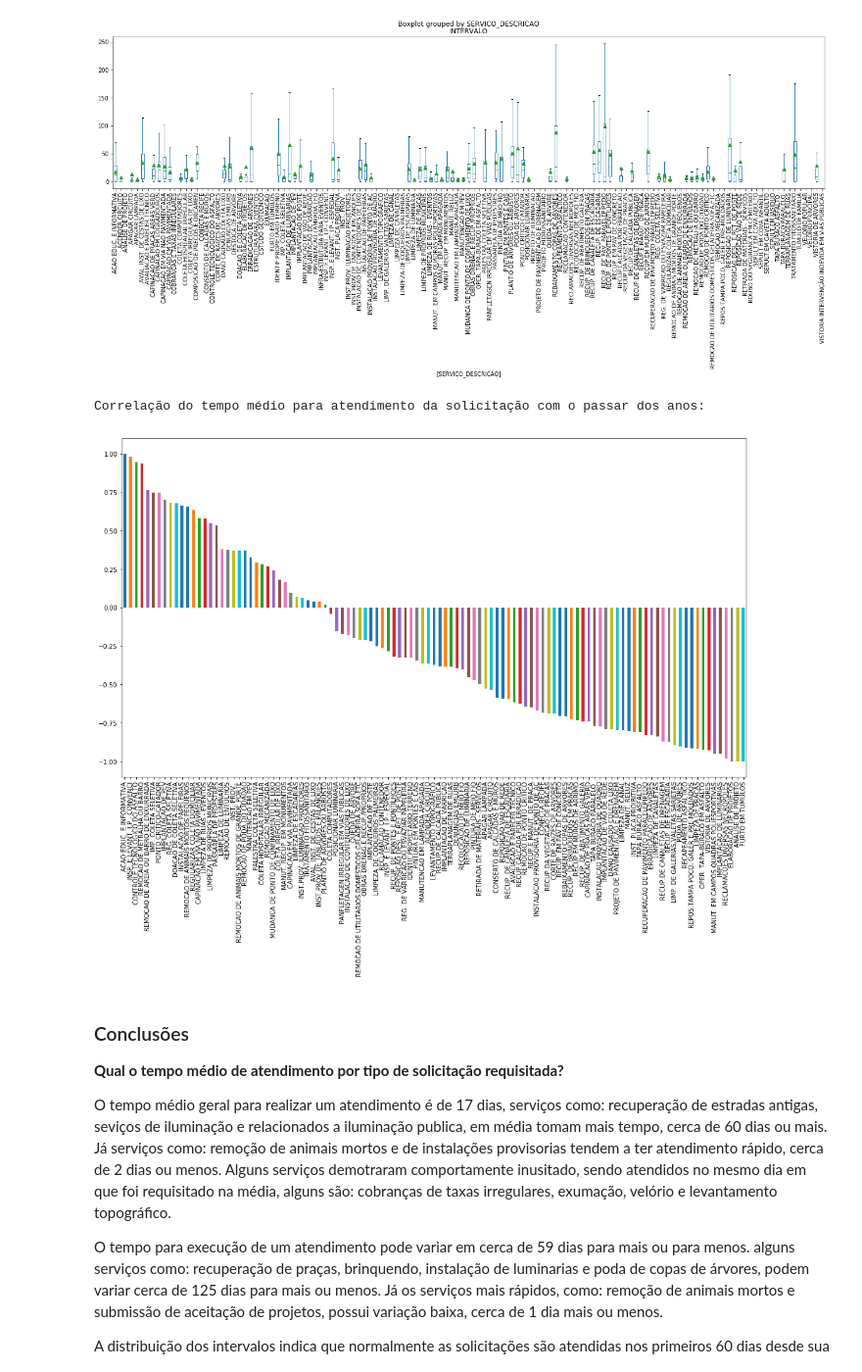
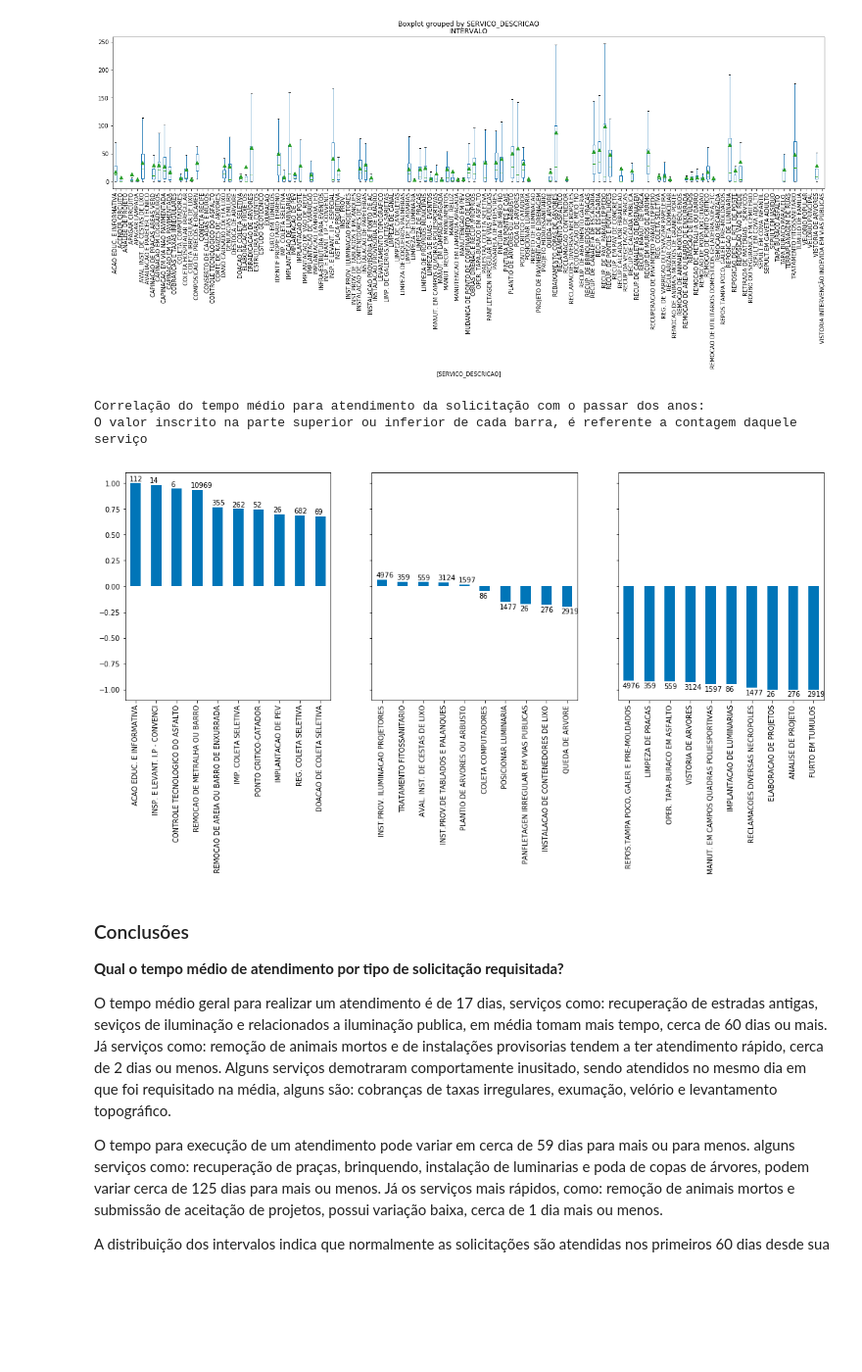
Before and after one commit to if1015-datascience-ufpe/2018-2-projeto-randomic, a Jupyter notebook: notebooks/hypotheses/hypothese 3 - tempo médio de atendimento.ipynb, the cells around one changed output. Shown: that part at 98% size. Cells and saved outputs as stored; diff of their text form; code cells hidden in the pictures; blank space fills up the shorter version.

```diff
--- a/notebooks/hypotheses/hypothese 3 - tempo médio de atendimento.ipynb
+++ b/notebooks/hypotheses/hypothese 3 - tempo médio de atendimento.ipynb
@@ -174,19 +221,62 @@ print('Distribuição dos tempos de atendimento respectivos a cada tipo de solic
 # %% [output]
 Distribuição dos tempos de atendimento respectivos a cada tipo de solicitação:
 [figure]
-# %%
-group_ASI_df = df.groupby(['ANO', 'SERVICO_DESCRICAO'])[['INTERVALO']].mean().reset_index()
-pivot_ASI = group_ASI_df.pivot('ANO', 'SERVICO_DESCRICAO', 'INTERVALO')
-pivot_ASI.index = [0, 1, 2, 3, 4, 5, 6]
-pivot_ASI.columns = list(pivot_ASI.columns)
-pivot_ASI['ANO'] = list(range(2012, 2019))
-corr_year = pivot_ASI.corr()['ANO'][:-1].dropna()
-corr_year.sort_values(ascending=False).plot.bar(figsize=(18, 10))
-
-print('Correlação do tempo médio para atendimento da solicitação com o passar dos anos:')
-# %% [output]
-Correlação do tempo médio para atendimento da solicitação com o passar dos anos:
-[figure, removed]
+# %%
+group_ASI_df = df.groupby(['ANO', 'SERVICO_DESCRICAO'])[['INTERVALO']].mean().reset_index()
+pivot_ASI = group_ASI_df.pivot('ANO', 'SERVICO_DESCRICAO', 'INTERVALO')
+pivot_ASI.index = [0, 1, 2, 3, 4, 5, 6]
+pivot_ASI.columns = list(pivot_ASI.columns)
+pivot_ASI['ANO'] = list(range(2012, 2019))
+corr_year = pivot_ASI.corr()['ANO'][:-1].dropna()
+
+fig, axes = plt.subplots(nrows=1, ncols=3, sharey=True)
+
+corr_df = corr_year.sort_values(ascending=False)
+
+ax = corr_df[:10].plot.bar(
+    color=(0, 0.46, 0.72),
+    figsize=(18, 5),
+    ax=axes[0])
+
+x_offset = -0.3
+y_offset = 0.02
+for p, v in zip(ax.patches, range(10)):
+    b = p.get_bbox()
+    val = group_df.count().loc[corr_df.index.values[v], 'INTERVALO']
+    ax.annotate(val, ((b.x0 + b.x1)/2 + x_offset, b.y1 + y_offset))
+
+ax = corr_df[31:41].plot.bar(
+    color=(0, 0.46, 0.72),
+    figsize=(18, 5),
+    ax=axes[1])
+
+x_offset = -0.3
+y_offset = 0.02
+for p, v in zip(ax.patches, range(31, 41)):
+    if v == 36:
+        y_offset = -0.07
+    b = p.get_bbox()
+    val = group_df.count().loc[corr_df.index.values[v], 'INTERVALO']
+    ax.annotate(val, ((b.x0 + b.x1)/2 + x_offset, b.y1 + y_offset))
+
+ax = corr_df[-10:].plot.bar(
+    color=(0, 0.46, 0.72),
+    figsize=(18, 6),
+    ax=axes[2])
+
+x_offset = -0.3
+y_offset = -0.07
+for p, v in zip(ax.patches, range(31, 41)):
+    b = p.get_bbox()
+    val = group_df.count().loc[corr_df.index.values[v], 'INTERVALO']
+    ax.annotate(val, ((b.x0 + b.x1)/2 + x_offset, b.y1 + y_offset))
+
+print('Correlação do tempo médio para atendimento da solicitação com o passar dos anos:')
+print('O valor inscrito na parte superior ou inferior de cada barra, é referente a contagem daquele serviço')
+# %% [output]
+Correlação do tempo médio para atendimento da solicitação com o passar dos anos:
+O valor inscrito na parte superior ou inferior de cada barra, é referente a contagem daquele serviço
+[figure, added]
 # %% [markdown]
 ### Conclusões
 
```
Also changed, not shown: parts of 3 cells of this notebook.
